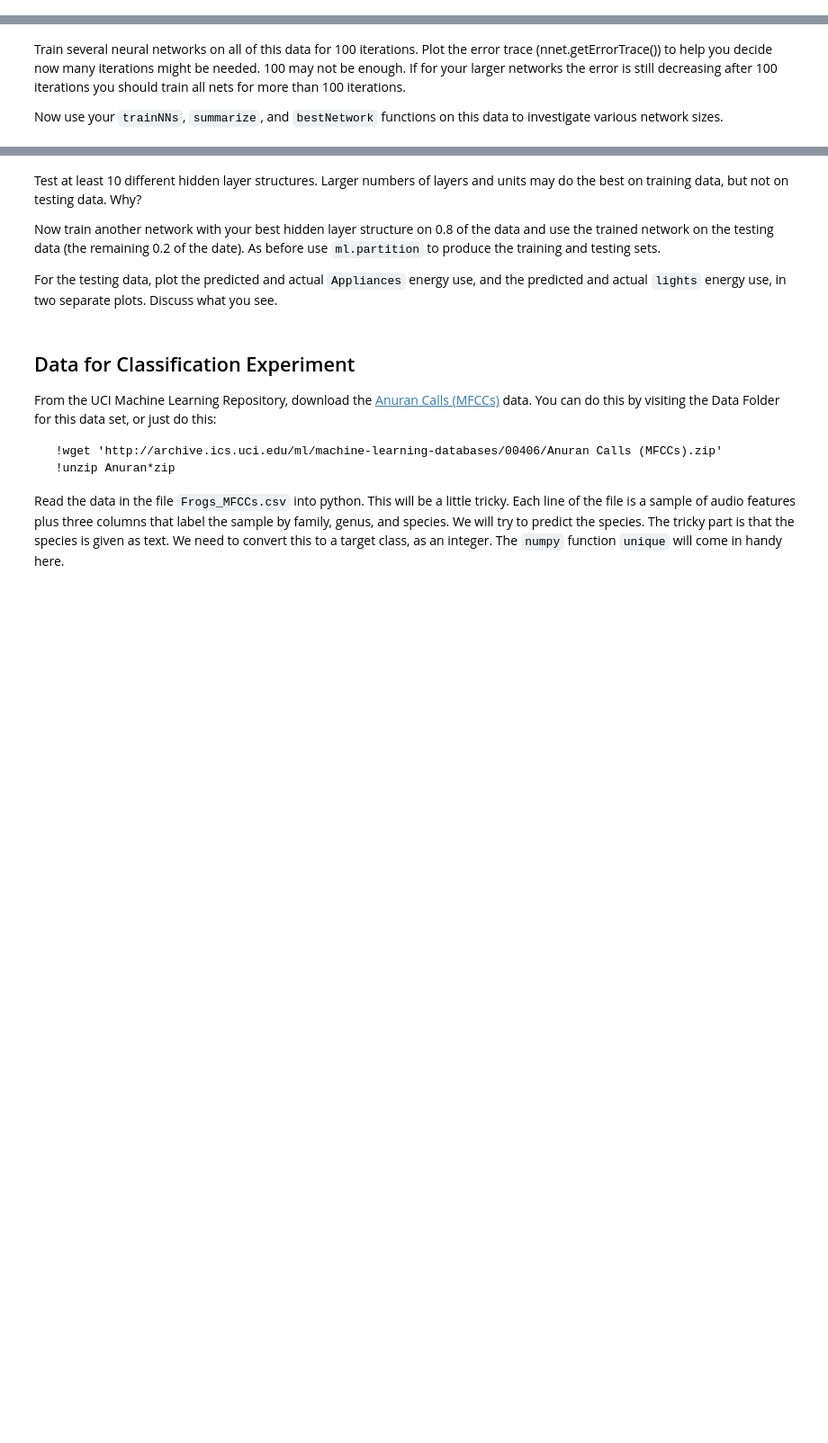
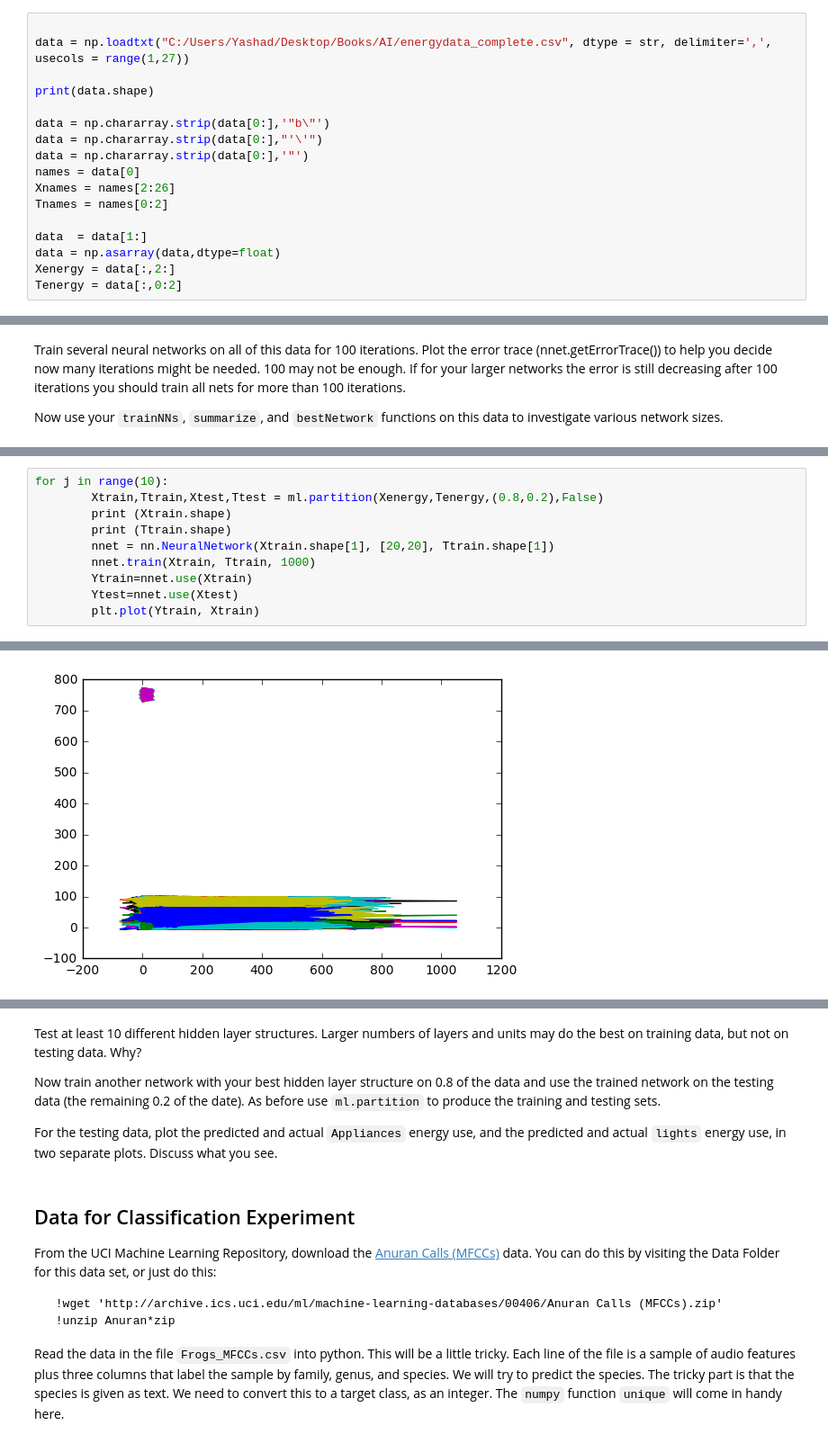
Before and after one commit to pawanmarskole/Artificial-Intelligence, a Jupyter notebook: Samant-A6.ipynb, the cells around one changed output, grey strips where cells are left out. Shown: that part at 90% size. Drawn from its saved outputs; the diff is of its cells as text; blank space fills up the shorter version.

```diff
--- a/Samant-A6.ipynb
+++ b/Samant-A6.ipynb
@@ -232,0 +187,17 @@ names
+# %%
+
+data = np.loadtxt("C:/Users/Yashad/Desktop/Books/AI/energydata_complete.csv", dtype = str, delimiter=',', usecols = range(1,27))
+
+print(data.shape)
+
+data = np.chararray.strip(data[0:],'"b\"')
+data = np.chararray.strip(data[0:],"'\'")
+data = np.chararray.strip(data[0:],'"')
+names = data[0]
+Xnames = names[2:26]
+Tnames = names[0:2]
+
+data  = data[1:]
+data = np.asarray(data,dtype=float)
+Xenergy = data[:,2:]
+Tenergy = data[:,0:2]
@@ -300,0 +276,11 @@ bestNetwork(summarize(results))
+# %%
+for j in range(10):
+        Xtrain,Ttrain,Xtest,Ttest = ml.partition(Xenergy,Tenergy,(0.8,0.2),False)
+        print (Xtrain.shape)
+        print (Ttrain.shape)
+        nnet = nn.NeuralNetwork(Xtrain.shape[1], [20,20], Ttrain.shape[1])
+        nnet.train(Xtrain, Ttrain, 1000)
+        Ytrain=nnet.use(Xtrain)
+        Ytest=nnet.use(Xtest)
+        plt.plot(Ytrain, Xtrain)
+# %% [output]
@@ -300,0 +307 @@ bestNetwork(summarize(results))
+[figure, added]
```
Also changed, not shown: parts of 38 cells of this notebook.
